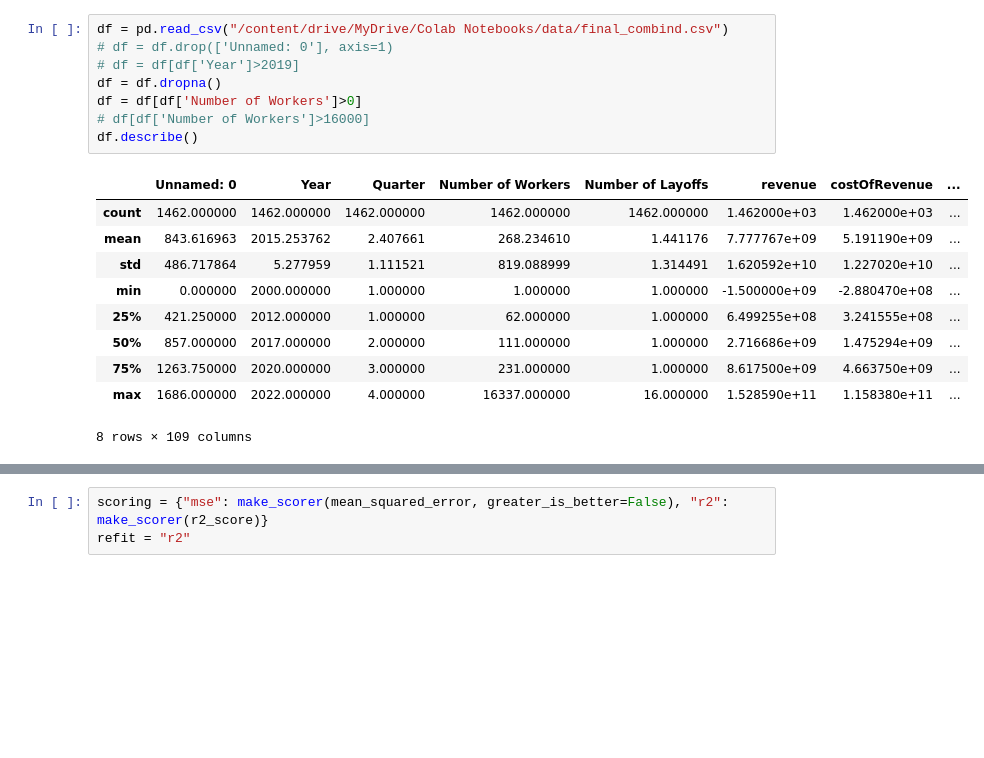
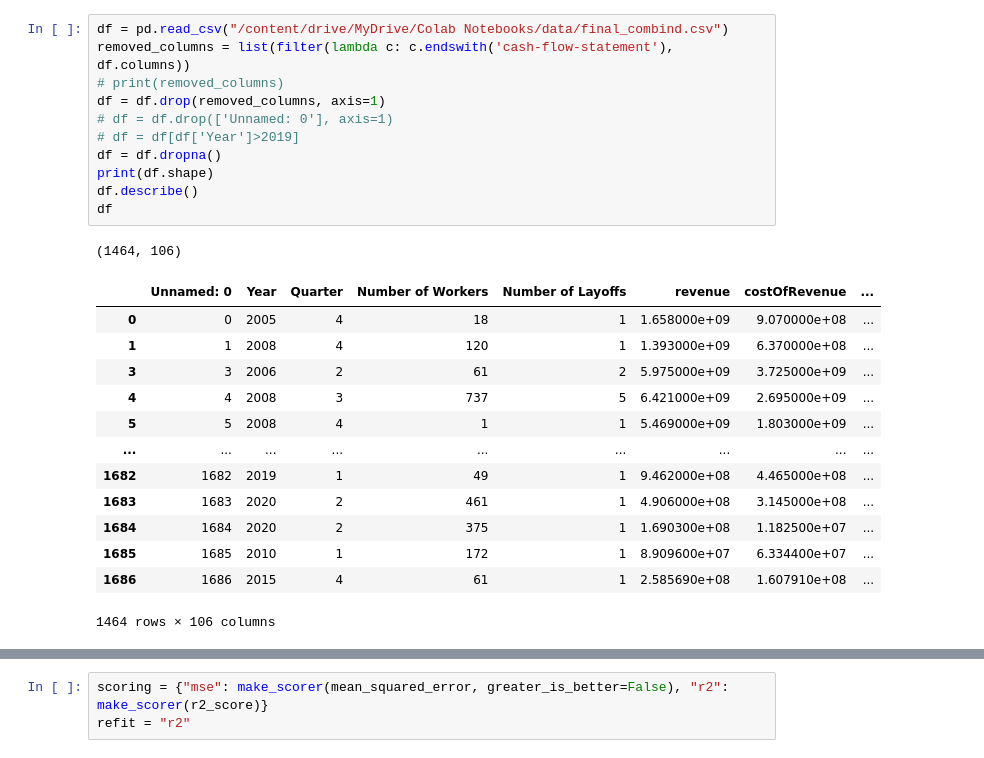
Before and after one commit to fatbuddy/layoffs-decoded, a Jupyter notebook: analysis/q2_regression.ipynb, the cells around one changed output, grey strips where cells are left out. Cells and saved outputs as stored; diff of their text form; blank space fills up the shorter version.

```diff
--- a/analysis/q2_regression.ipynb
+++ b/analysis/q2_regression.ipynb
@@ -40,22 +38,29 @@ Drive already mounted at /content/drive; to attempt to forcibly remount, call dr
 # %%
 df = pd.read_csv("/content/drive/MyDrive/Colab Notebooks/data/final_combind.csv")
+removed_columns = list(filter(lambda c: c.endswith('cash-flow-statement'), df.columns))
+# print(removed_columns)
+df = df.drop(removed_columns, axis=1)
 # df = df.drop(['Unnamed: 0'], axis=1)
 # df = df[df['Year']>2019]
 df = df.dropna()
-df = df[df['Number of Workers']>0]
-# df[df['Number of Workers']>16000]
+print(df.shape)
 df.describe()
+df
 # %% [output]
+(1464, 106)
 |  | Unnamed: 0 | Year | Quarter | Number of Workers | Number of Layoffs | revenue | costOfRevenue | ... |
-| count | 1462.000000 | 1462.000000 | 1462.000000 | 1462.000000 | 1462.000000 | 1.462000e+03 | 1.462000e+03 | ... |
-| mean | 843.616963 | 2015.253762 | 2.407661 | 268.234610 | 1.441176 | 7.777767e+09 | 5.191190e+09 | ... |
-| std | 486.717864 | 5.277959 | 1.111521 | 819.088999 | 1.314491 | 1.620592e+10 | 1.227020e+10 | ... |
-| min | 0.000000 | 2000.000000 | 1.000000 | 1.000000 | 1.000000 | -1.500000e+09 | -2.880470e+08 | ... |
-| 25% | 421.250000 | 2012.000000 | 1.000000 | 62.000000 | 1.000000 | 6.499255e+08 | 3.241555e+08 | ... |
-| 50% | 857.000000 | 2017.000000 | 2.000000 | 111.000000 | 1.000000 | 2.716686e+09 | 1.475294e+09 | ... |
-| 75% | 1263.750000 | 2020.000000 | 3.000000 | 231.000000 | 1.000000 | 8.617500e+09 | 4.663750e+09 | ... |
-| max | 1686.000000 | 2022.000000 | 4.000000 | 16337.000000 | 16.000000 | 1.528590e+11 | 1.158380e+11 | ... |
+| 0 | 0 | 2005 | 4 | 18 | 1 | 1.658000e+09 | 9.070000e+08 | ... |
+| 1 | 1 | 2008 | 4 | 120 | 1 | 1.393000e+09 | 6.370000e+08 | ... |
+| 3 | 3 | 2006 | 2 | 61 | 2 | 5.975000e+09 | 3.725000e+09 | ... |
+| 4 | 4 | 2008 | 3 | 737 | 5 | 6.421000e+09 | 2.695000e+09 | ... |
+| 5 | 5 | 2008 | 4 | 1 | 1 | 5.469000e+09 | 1.803000e+09 | ... |
+| ... | ... | ... | ... | ... | ... | ... | ... | ... |
+| 1682 | 1682 | 2019 | 1 | 49 | 1 | 9.462000e+08 | 4.465000e+08 | ... |
+| 1683 | 1683 | 2020 | 2 | 461 | 1 | 4.906000e+08 | 3.145000e+08 | ... |
+| 1684 | 1684 | 2020 | 2 | 375 | 1 | 1.690300e+08 | 1.182500e+07 | ... |
+| 1685 | 1685 | 2010 | 1 | 172 | 1 | 8.909600e+07 | 6.334400e+07 | ... |
+| 1686 | 1686 | 2015 | 4 | 61 | 1 | 2.585690e+08 | 1.607910e+08 | ... |
-8 rows × 109 columns
+1464 rows × 106 columns
 # %%
 def forward_elimination_feature_selection(inp_df, num_features):
     input_df = inp_df.drop(columns={'Number of Workers','percent_layoff','Unnamed: 0','Number of Layoffs'})
```
Also changed, not shown: parts of 25 cells of this notebook.
